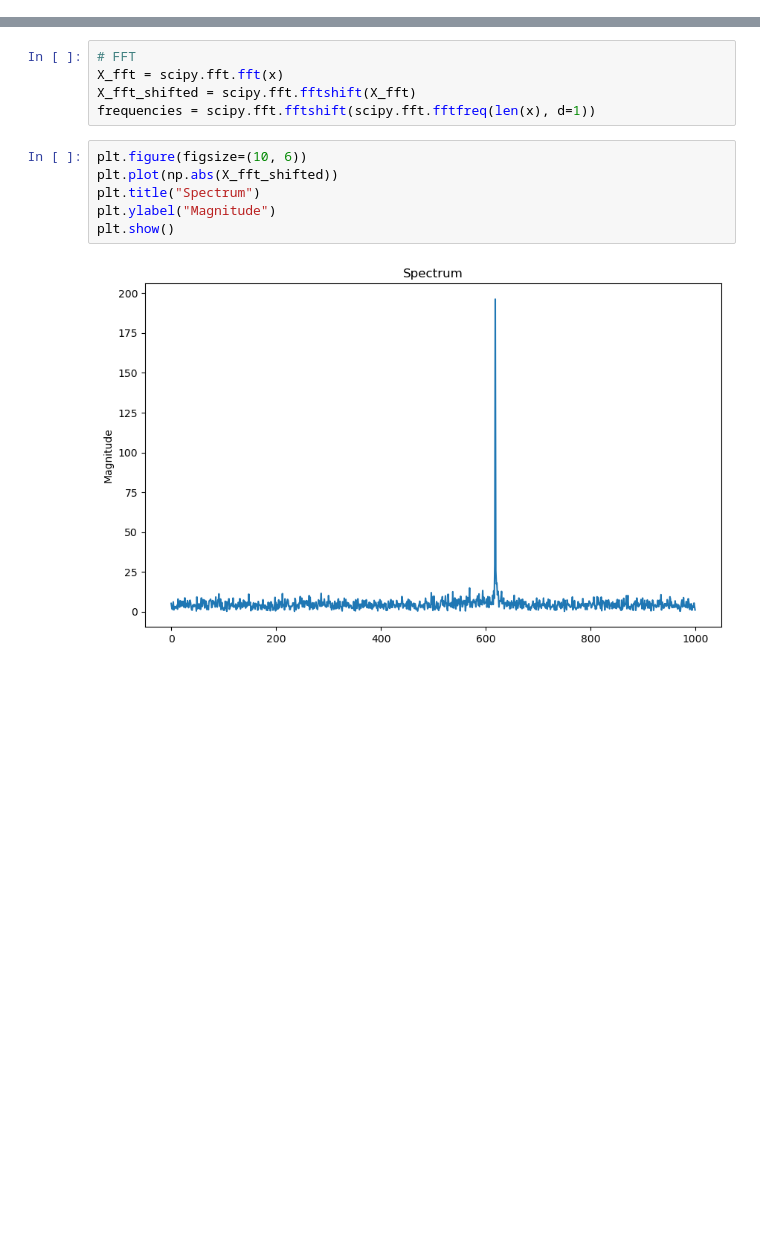
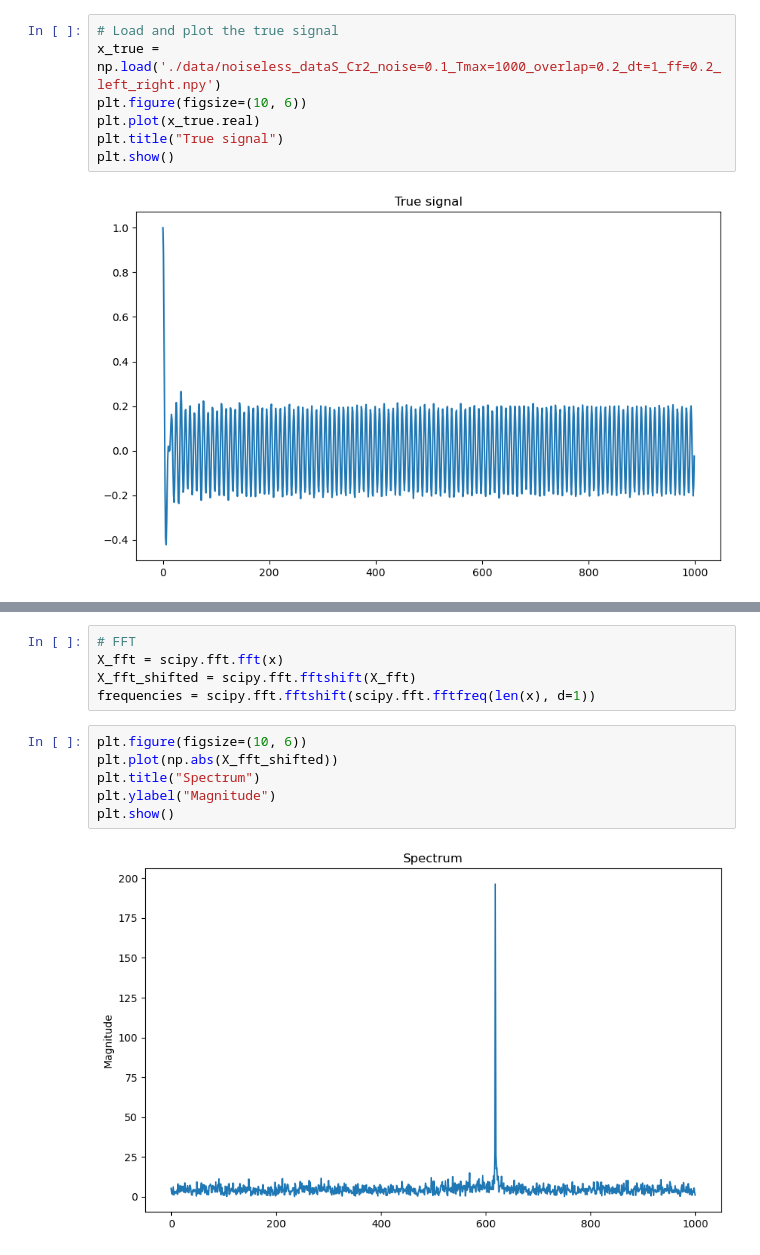
Before and after one commit to hbassi/denoisingodmd, a Jupyter notebook: fourier_denoising.ipynb, the cells around one changed output, grey strips where cells are left out. Cells and saved outputs as stored; diff of their text form; blank space fills up the shorter version.

```diff
--- a/fourier_denoising.ipynb
+++ b/fourier_denoising.ipynb
@@ -13,0 +24,9 @@ plt.show()
+# %%
+# Load and plot the true signal
+x_true = np.load('./data/noiseless_dataS_Cr2_noise=0.1_Tmax=1000_overlap=0.2_dt=1_ff=0.2_left_right.npy')
+plt.figure(figsize=(10, 6))
+plt.plot(x_true.real)
+plt.title("True signal")
+plt.show()
+# %% [output]
+[figure, added]
```
Also changed, not shown: parts of 13 cells of this notebook, 15 other files.
